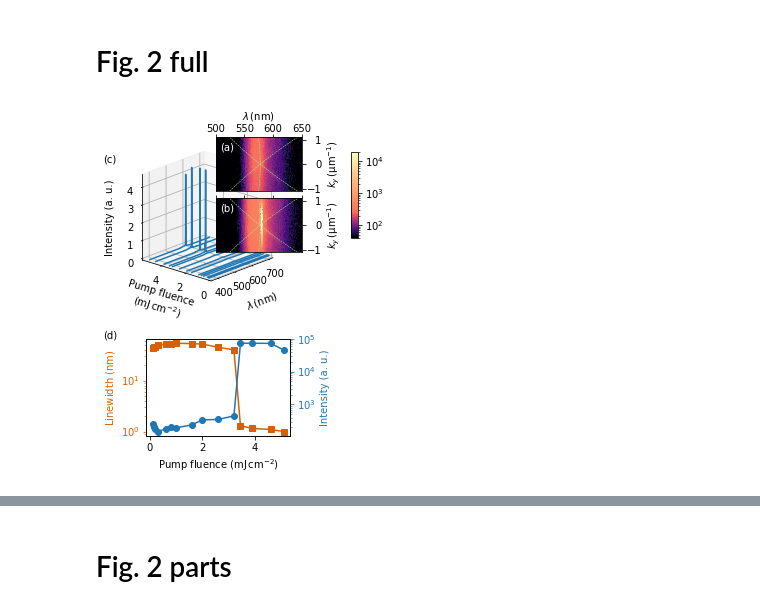
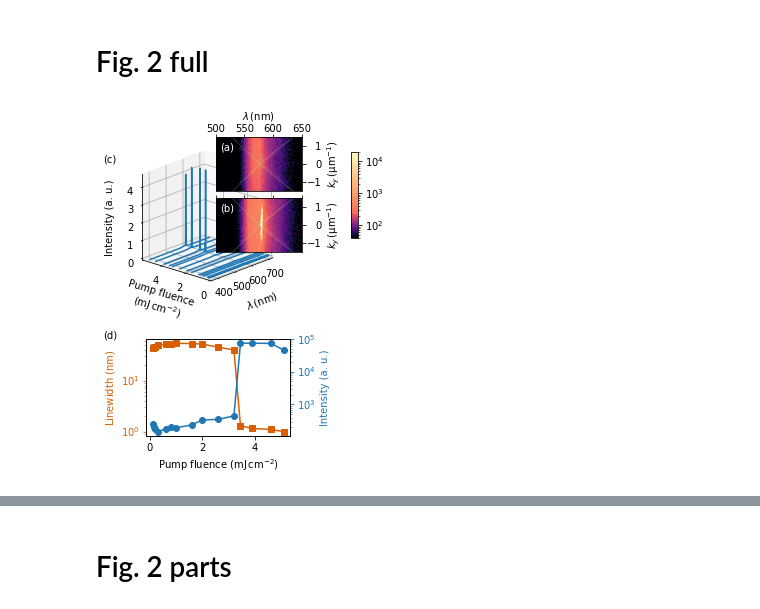
Before and after one commit to texnokrates/qpms-ipynotebooks, a Jupyter notebook: SaraRect/paperfigs.ipynb, the cells around one changed output, grey strips where cells are left out. Drawn from its saved outputs; the diff is of its cells as text; code cells hidden in the pictures.

```diff
--- a/SaraRect/paperfigs.ipynb
+++ b/SaraRect/paperfigs.ipynb
@@ -150,12 +150,13 @@ intensity_indices = [i for i in range(15)]
 #lasingdatafile_postfix = '/%s.csv' % intensityfile
 lasingdatafile_postfixes = ['/%02d.csv' % (i+1) for i in intensity_indices]
 
-numap = 0.3
+numap = 0.35
 p0 = 200
 pmax = 400
-pc = 195
-refindex = 1.52
+pc = 200#195
+refindex = 1#.52
 clipint = 12000
+manual_kshift = -0.075e6
 
 dimension_labels = ['$380\\,\\mathrm{nm}\\times 370\\,\\mathrm{nm}$',
                    '$380\\,\\mathrm{nm}\\times 375\\,\\mathrm{nm}$',
@@ -271,6 +278,9 @@ fluences_mJ_per_cm2 = np.loadtxt(fluences_mJ_per_sq_cm_file)
 # %%
 # the plot
 
+
+# For TOC figure
+overfiglabels = True
 
 thecm = remap_colormaplist(plt.cm.magma, [0,0.3,1], [0,  0.7, 1])
 theorycm = 'magma'
@@ -322,7 +332,7 @@ for i in range(nrow):
     #ax.set_ylabel('$k_y/\\mathrm{\\mu m^{-1}}$')
     im = ax.pcolormesh(make_meshnodes(lambdas_nm), make_meshnodes(ks)/1e6, 1- leastSVs.T, rasterized=True, norm=theory_cbnorm,cmap=theorycm)
     ax.xaxis.set_major_formatter(matplotlib.ticker.ScalarFormatter())
-    ax.text(0.95,0.5,
+    if overfiglabels: ax.text(0.95,0.5,
             #xrange_nm[0]+0.95*(xrange_nm[1]-xrange_nm[0]),
             #yrange_invum[0]+0.95*(yrange_invum[1]-yrange_invum[0]),
             '(%c)' % (102+i), # 'a' + i in asci
@@ -337,7 +347,7 @@ axes2.cbar_axes[0].set_xticks([0,1])
 axes2.cbar_axes[0].set_xticklabels(['1','0']) # We actually plotted 1 - SV, so modify the tick by hand
 axes2.cbar_axes[0].set_xlabel("Lowest singular value",
                              labelpad = 6)
-axes2.cbar_axes[0].set_title('Theory', pad = 7)
+if overfiglabels: axes2.cbar_axes[0].set_title('Theory', pad = 7)
 
 for i in range(nrow):
     ax = axes1[i]#axes[2*i+0]
@@ -349,7 +359,7 @@ for i in range(nrow):
     ax.set_yticks([-1,0,1])
     if i == 2: ax.set_ylabel('$k_y\\,(\\mathrm{\\mu m^{-1}})$')
     lambdas_nm, ks, intensity, _ = measuredata[intensityindex_lasing][i][2] # 2 = no polarisation
-    triang = tri.Triangulation(np.broadcast_to(lambdas_nm[:,ň], ks.shape).flatten()[::preview_roughness], ks.flatten()[::preview_roughness]/1e6)
+    triang = tri.Triangulation(np.broadcast_to(lambdas_nm[:,ň], ks.shape).flatten()[::preview_roughness], (ks+manual_kshift).flatten()[::preview_roughness]/1e6)
     im = ax.tripcolor(triang, intensity.flatten()[::preview_roughness], rasterized=True, norm=experiment_cbnorm, cmap=thecm
                      )
     #interp_intensity = interp2d(np.broadcast_to(lambdas_nm[:,ň], ks.shape).flatten(), ks.flatten(), intensity.flatten(), fill_value = np.nan)
@@ -357,7 +367,7 @@ for i in range(nrow):
     #plotks_invum = np.linspace(-1,1,400)[ň,:]
     #plotintensity = interp_intensity(plotlambdas_nm, plotks_invum)
     #im = ax.pcolormesh(plotlambdas_nm, ploks_invum, plotintensity, rasterized=true)
-    ax.text(0.05,0.95,
+    if overfiglabels: ax.text(0.05,0.95,
             #xrange_nm[0]+0.05*(xrange_nm[1]-xrange_nm[0]),
             #yrange_invum[0]+0.95*(yrange_invum[1]-yrange_invum[0]),
             dimension_labels[i],
@@ -367,7 +377,7 @@ for i in range(nrow):
             color='white',
             fontsize = 'x-small'
            )
-    ax.text(
+    if overfiglabels: ax.text(
             0.95,0.5,
             #xrange_nm[0]+0.95*(xrange_nm[1]-xrange_nm[0]),
             #yrange_invum[0]+0.95*(yrange_invum[1]-yrange_invum[0]),
@@ -397,11 +407,11 @@ axes1.cbar_axes[0].xaxis.set_major_locator(matplotlib.ticker.LogLocator(base=10.
 axes1.cbar_axes[0].set_xlabel("Intensity (a. u.)",
                               labelpad = 4.7
                              )
-axes1.cbar_axes[0].set_title('Experiment',
+if overfiglabels: axes1.cbar_axes[0].set_title('Experiment',
                             pad = 7)
 
 f.subplots_adjust(left=0.15, right=0.96, top=0.83)
-f.savefig("figs/Fig3_Marek%s_base10_%scm_comm.pdf"%(intensityfile, cmnote), dpi=300)
+f.savefig("figs/Fig3_Marek%d_base10_%scm_comm%s_na%g.pdf"%(intensityindex_lasing+1, cmnote, '' if overfiglabels else '_stripped',numap), dpi=300)
 #f.savefig("figs/test.png", dpi=1200)
 # %% [output]
 [figure]
@@ -429,14 +439,13 @@ dintensity = ddata[::-1,2]
 dfluence = fluences_mJ_per_cm2
 # %%
 plotab = True
-
 preview_roughness_f2=1
 
 apumpi = 9
 bpumpi = 13
 
 xrange_nm_f2 = [500,650]
-yrange_invum_f2 = [-1.1,1.1]
+yrange_invum_f2 = [-1.5,1.5]
 
 lwcolor = '#d95f02'
 #'#FF7F0E'
@@ -444,7 +453,7 @@ lwcolor = '#d95f02'
 intcolor = '#1F77B4'
 DOcolor = 'palegreen'
 DOls = '--'
-DOlw = 0.5
+DOlw = 0.3
 
 f = plt.figure(1, (4, 5))
 
@@ -531,10 +540,10 @@ ax_d2.set_yscale('log')
 
 if plotab:
     lambdas_nm, ks, intensity, _ = measuredata[apumpi][2][2] # 2 = no polarisation
-    triang = tri.Triangulation(np.broadcast_to(lambdas_nm[:,ň], ks.shape).flatten()[::preview_roughness_f2], ks.flatten()[::preview_roughness_f2]/1e6)
+    triang = tri.Triangulation(np.broadcast_to(lambdas_nm[:,ň], ks.shape).flatten()[::preview_roughness_f2], (ks+manual_kshift).flatten()[::preview_roughness_f2]/1e6)
     im = ax_a.tripcolor(triang, intensity.flatten()[::preview_roughness_f2], rasterized=True, norm=experiment_cbnorm, cmap=thecm)
     lambdas_nm, ks, intensity, _ = measuredata[bpumpi][2][2] # 2 = no polarisation
-    triang = tri.Triangulation(np.broadcast_to(lambdas_nm[:,ň], ks.shape).flatten()[::preview_roughness_f2], ks.flatten()[::preview_roughness_f2]/1e6)
+    triang = tri.Triangulation(np.broadcast_to(lambdas_nm[:,ň], ks.shape).flatten()[::preview_roughness_f2], (ks+manual_kshift).flatten()[::preview_roughness_f2]/1e6)
     im = ax_b.tripcolor(triang, intensity.flatten()[::preview_roughness_f2], rasterized=True, norm=experiment_cbnorm, cmap=thecm)
     cb = plt.colorbar(im, cax = ax_cbar)
 else:
@@ -542,35 +551,38 @@ else:
     ax_cbar.set_ylim([40,40000])
     ax_cbar.set_xticks([])
 
 # plot diffracted orders
 DO_k_invum = np.linspace(*yrange_invum_f2)
 DO_k = DO_k_invum*1e6
-DO1_lambda_nm = 2*np.pi/(DO_k+2*np.pi/refindex2/(p_ys_nm[2]*1e-9))/1e-9
-DO2_lambda_nm = 2*np.pi/(-DO_k+2*np.pi/refindex2/(p_ys_nm[2]*1e-9))/1e-9
-DO3_lambda_nm = 2*np.pi/(DO_k**2 + (2*np.pi/refindex2/(p_xs_nm[2]*1e-9))**2)**.5/1e-9
+#DO1_lambda_nm = 2*np.pi/(DO_k+2*np.pi/refindex2/(p_ys_nm[2]*1e-9))/1e-9
+#DO2_lambda_nm = 2*np.pi/(-DO_k+2*np.pi/refindex2/(p_ys_nm[2]*1e-9))/1e-9
+#DO3_lambda_nm = 2*np.pi/(DO_k**2 + (2*np.pi/refindex2/(p_xs_nm[2]*1e-9))**2)**.5/1e-9
+DO1_lambda_nm = 2*refindex2*np.pi/(DO_k+2*np.pi/(p_ys_nm[2]*1e-9))/1e-9
+DO2_lambda_nm = 2*refindex2*np.pi/(-DO_k+2*np.pi/(p_ys_nm[2]*1e-9))/1e-9
+DO3_lambda_nm = 2*refindex2*np.pi/(DO_k**2 + (2*np.pi/(p_xs_nm[2]*1e-9))**2)**.5/1e-9
 ax_a.plot(DO1_lambda_nm, DO_k_invum, c=DOcolor, ls=DOls, linewidth=DOlw)
 ax_a.plot(DO2_lambda_nm, DO_k_invum, c=DOcolor, ls=DOls, linewidth=DOlw)
 ax_a.plot(DO3_lambda_nm, DO_k_invum, c=DOcolor, ls=DOls, linewidth=DOlw)
 ax_b.plot(DO1_lambda_nm, DO_k_invum, c=DOcolor, ls=DOls, linewidth=DOlw)
 ax_b.plot(DO2_lambda_nm, DO_k_invum, c=DOcolor, ls=DOls, linewidth=DOlw)
 ax_b.plot(DO3_lambda_nm, DO_k_invum, c=DOcolor, ls=DOls, linewidth=DOlw)
 
 ax_a.text(0.05,0.90, '(a)',
         horizontalalignment='left',
         verticalalignment='top',
         transform=ax_a.transAxes,
         color='white' if plotab else 'black',
         #fontsize = 'x-small'
        )
 ax_b.text(0.05,0.90, '(b)',
         horizontalalignment='left',
         verticalalignment='top',
         transform=ax_b.transAxes,
         color='white' if plotab else 'black',
         #fontsize = 'x-small'
        )
 
 
-f.savefig("figs/Fig2_Marek.pdf", dpi=600)
+f.savefig("figs/Fig2_Marek_na%g_n%g_lw%g.pdf"%(numap,refindex2,DOlw), dpi=600)
 # %% [output]
-[figure, old version]
+[figure, new version]
```
Also changed, not shown: parts of 7 cells of this notebook.
